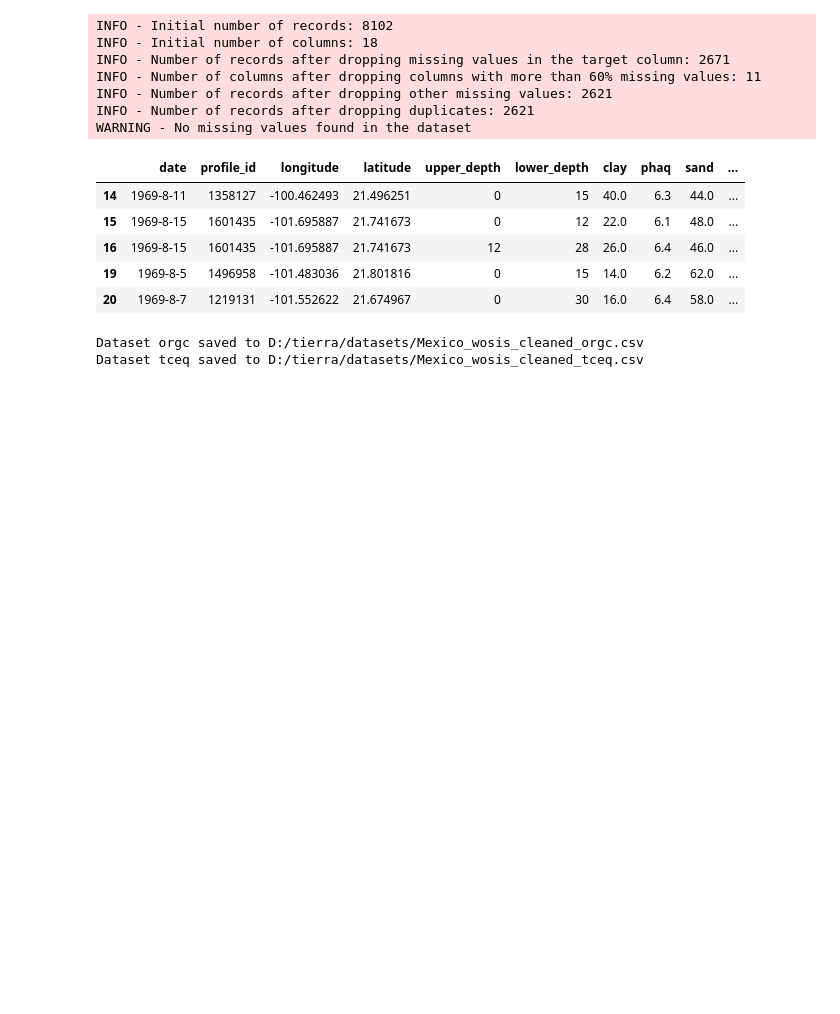
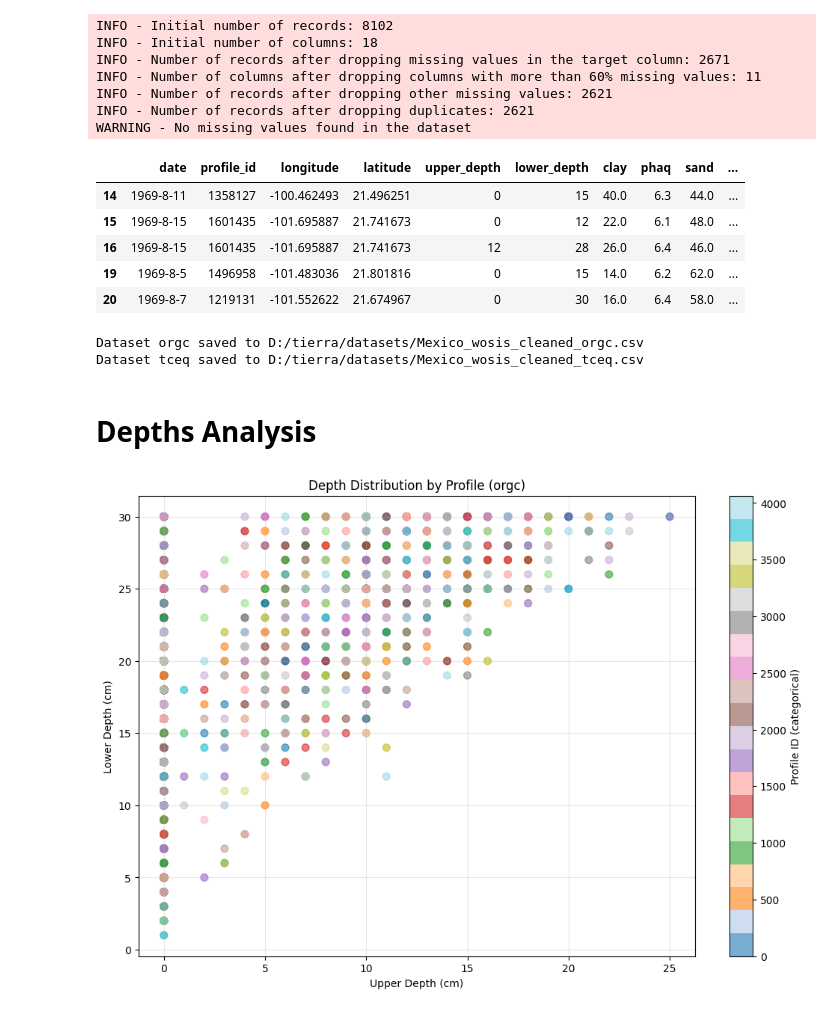
Before and after one commit to tierrafoods-hud/notebooks, a Jupyter notebook: wosis-preprocessor.ipynb, the cells around one changed output. Drawn from its saved outputs; the diff is of its cells as text; code cells hidden in the pictures; blank space fills up the shorter version.

Commit message:
updated to incldue depth analysis

```diff
--- a/wosis-preprocessor.ipynb
+++ b/wosis-preprocessor.ipynb
@@ -180,3 +180,31 @@ save_to_dataset(tceq_df, "tceq")
 # %% [output]
 Dataset orgc saved to D:/tierra/datasets/Mexico_wosis_cleaned_orgc.csv
 Dataset tceq saved to D:/tierra/datasets/Mexico_wosis_cleaned_tceq.csv
+# %% [markdown]
+# Depths Analysis
+# %%
+import matplotlib.pyplot as plt
+import seaborn as sns
+
+def plot_scatter(df, x_col='upper_depth', y_col='lower_depth', title='Depth Distribution by Profile'):
+    plt.figure(figsize=(12, 8))
+
+    # Create scatter plot with profile_id as color
+    scatter = plt.scatter(df[x_col], df[y_col],
+                         c=df['profile_id'].astype('category').cat.codes,
+                         alpha=0.6,
+                         cmap='tab20',
+                         s=50,
+                         label='Soil samples')  # Add label
+
+    plt.title(title)
+    plt.xlabel('Upper Depth (cm)')
+    plt.ylabel('Lower Depth (cm)')
+    plt.grid(True, alpha=0.3)
+
+    plt.colorbar(scatter, label='Profile ID (categorical)')
+    plt.show()
+# %%
+plot_scatter(orgc_df, title='Depth Distribution by Profile (orgc)')
+# %% [output]
+[figure, added]
```
Also changed, not shown: parts of 5 cells of this notebook.
